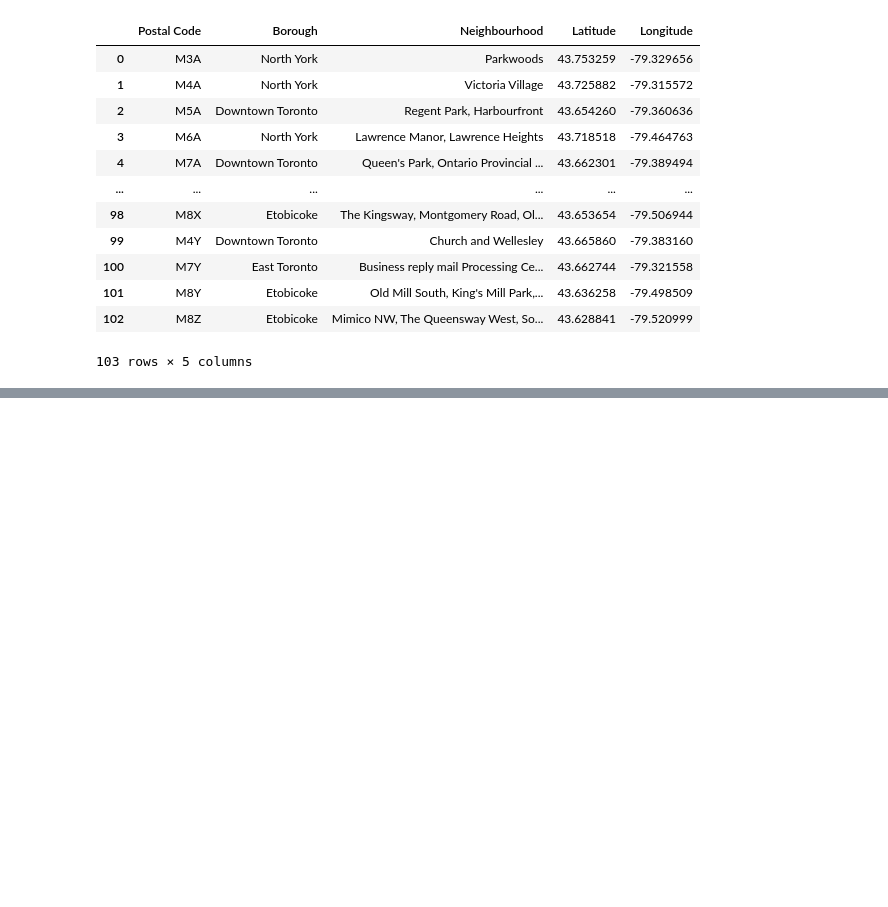
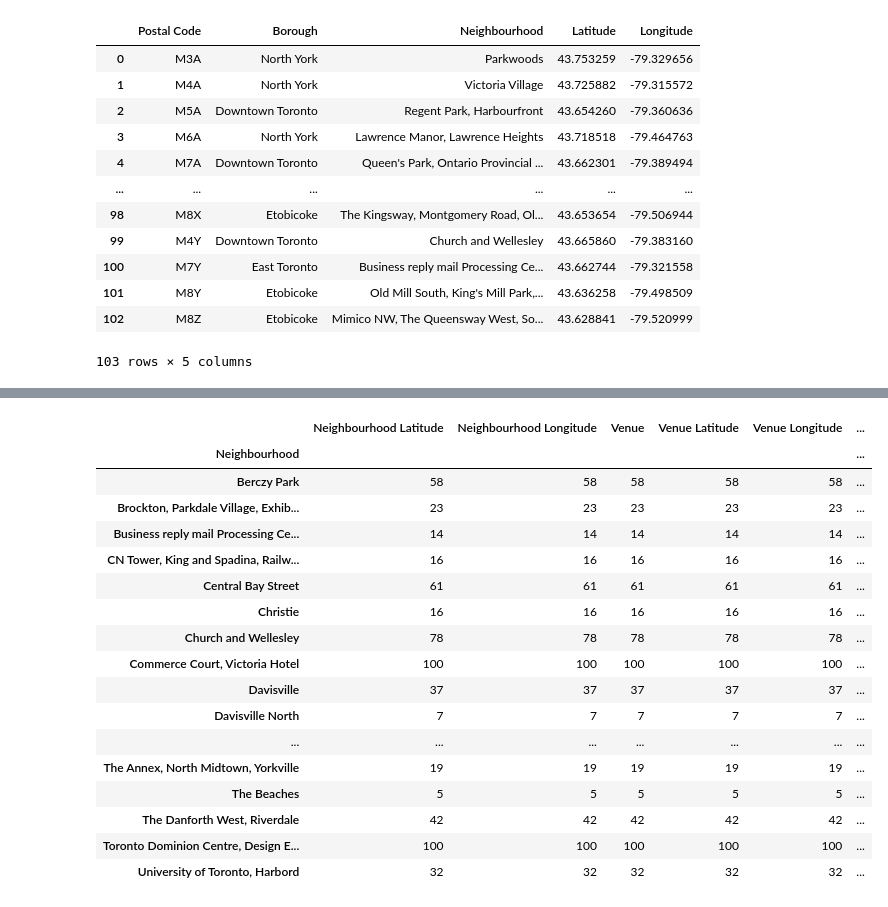
Before and after one commit to chzhao87/Coursera_Capstone, a Jupyter notebook: Capstone.ipynb, the cells around one changed output, grey strips where cells are left out. Drawn from its saved outputs; the diff is of its cells as text; code cells hidden in the pictures; blank space fills up the shorter version.

```diff
--- a/Capstone.ipynb
+++ b/Capstone.ipynb
@@ -55,6 +39,6 @@ df2
 # %%
-df_update = pd.merge(df_filtered, df2, on='Postal Code')
-df_update
+df_filtered = pd.merge(df_filtered, df2, on='Postal Code')
+df_filtered
 # %% [output]
 |  | Postal Code | Borough | Neighbourhood | Latitude | Longitude |
 | 0 | M3A | North York | Parkwoods | 43.753259 | -79.329656 |
@@ -69,3 +53,12 @@ df_update
 | 101 | M8Y | Etobicoke | Old Mill South, King's Mill Park,... | 43.636258 | -79.498509 |
 | 102 | M8Z | Etobicoke | Mimico NW, The Queensway West, So... | 43.628841 | -79.520999 |
 103 rows × 5 columns
+# %%
+CLIENT_ID = 'NEYENBBKMAHNZ1QA5XLNFX34C1JVRGNDHV55O2EXSMK0CCLN' # your Foursquare ID
+CLIENT_SECRET = 'UNU30MQEGVP01QQAXPYYI55HPWAXU1DVNPSOM5SXIU11VIIJ' # your Foursquare Secret
+VERSION = '202101020' # Foursquare API version
+LIMIT = 100 # A default Foursquare API limit value
+
+print('Your credentails:')
+print('CLIENT_ID: ' + CLIENT_ID)
+print('CLIENT_SECRET:' + CLIENT_SECRET)
@@ -71,0 +109,4 @@ df_update
+# %%
+Toronto = df_filtered[df_filtered['Borough'].str.contains("Toronto")].reset_index(drop = True)
+# %%
+Toronto_venues = getNearbyVenues(Toronto['Neighbourhood'], Toronto['Latitude'], Toronto['Longitude'], radius=500)
@@ -71,0 +140,21 @@ df_update
+# %%
+Toronto_venues.groupby('Neighbourhood').count()
+# %% [output]
+|  | Neighbourhood Latitude | Neighbourhood Longitude | Venue | Venue Latitude | Venue Longitude | ... |
+| Neighbourhood |  |  |  |  |  | ... |
+| Berczy Park | 58 | 58 | 58 | 58 | 58 | ... |
+| Brockton, Parkdale Village, Exhib... | 23 | 23 | 23 | 23 | 23 | ... |
+| Business reply mail Processing Ce... | 14 | 14 | 14 | 14 | 14 | ... |
+| CN Tower, King and Spadina, Railw... | 16 | 16 | 16 | 16 | 16 | ... |
+| Central Bay Street | 61 | 61 | 61 | 61 | 61 | ... |
+| Christie | 16 | 16 | 16 | 16 | 16 | ... |
+| Church and Wellesley | 78 | 78 | 78 | 78 | 78 | ... |
+| Commerce Court, Victoria Hotel | 100 | 100 | 100 | 100 | 100 | ... |
+| Davisville | 37 | 37 | 37 | 37 | 37 | ... |
+| Davisville North | 7 | 7 | 7 | 7 | 7 | ... |
+| ... | ... | ... | ... | ... | ... | ... |
+| The Annex, North Midtown, Yorkville | 19 | 19 | 19 | 19 | 19 | ... |
+| The Beaches | 5 | 5 | 5 | 5 | 5 | ... |
+| The Danforth West, Riverdale | 42 | 42 | 42 | 42 | 42 | ... |
+| Toronto Dominion Centre, Design E... | 100 | 100 | 100 | 100 | 100 | ... |
+| University of Toronto, Harbord | 32 | 32 | 32 | 32 | 32 | ... |
```
Also changed, not shown: parts of 20 cells of this notebook.
